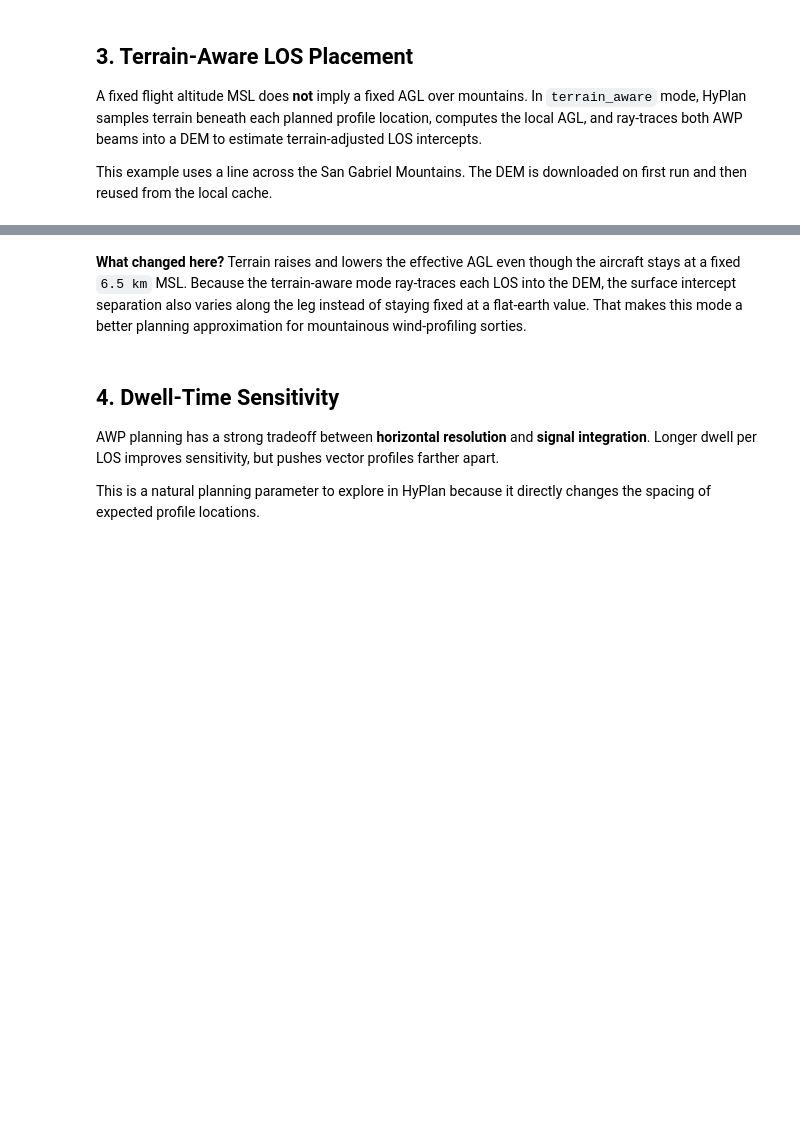
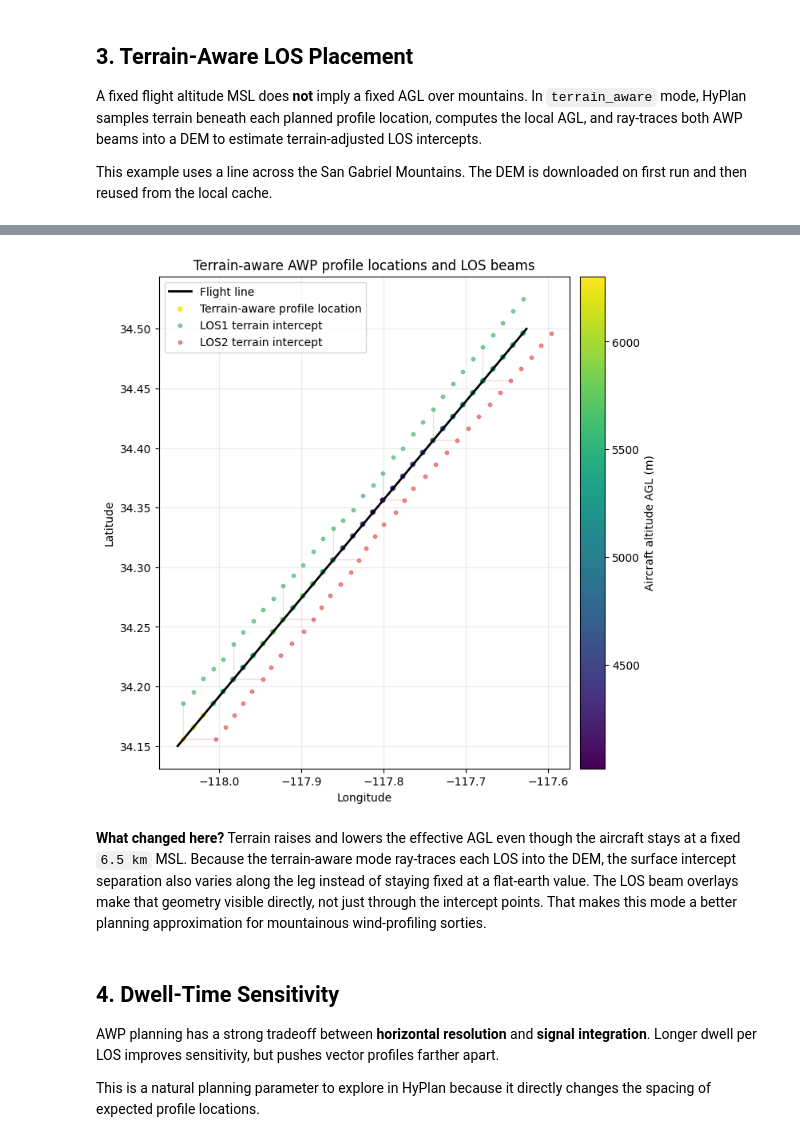
Before and after one commit to ryanpavlick/hyplan, a Jupyter notebook: notebooks/awp_planning.ipynb, the cells around one changed output, grey strips where cells are left out. Drawn from its saved outputs; the diff is of its cells as text; code cells hidden in the pictures; blank space fills up the shorter version.

```diff
--- a/notebooks/awp_planning.ipynb
+++ b/notebooks/awp_planning.ipynb
@@ -193,6 +255,8 @@ ax.plot(
     linewidth=2,
     label="Flight line",
 )
+
+plot_awp_los(ax, terrain_profiles, every=5, alpha=0.2, linewidth=0.85)
 
 sc = ax.scatter(
     terrain_profiles["platform_lon"],
@@ -203,36 +267,38 @@ sc = ax.scatter(
     edgecolor="white",
     linewidth=0.4,
     label="Terrain-aware profile location",
 )
 
 ax.scatter(
     terrain_profiles["los1_lon"],
     terrain_profiles["los1_lat"],
     s=10,
     alpha=0.5,
     color="#16a34a",
     label="LOS1 terrain intercept",
 )
 ax.scatter(
     terrain_profiles["los2_lon"],
     terrain_profiles["los2_lat"],
     s=10,
     alpha=0.5,
     color="#dc2626",
     label="LOS2 terrain intercept",
 )
 
 cbar = plt.colorbar(sc, ax=ax, pad=0.02)
 cbar.set_label("Aircraft altitude AGL (m)")
 
-ax.set_title("Terrain-aware AWP profile locations and LOS intercepts")
+ax.set_title("Terrain-aware AWP profile locations and LOS beams")
 ax.set_xlabel("Longitude")
 ax.set_ylabel("Latitude")
 ax.grid(alpha=0.25)
 ax.legend(loc="best")
 plt.show()
+# %% [output]
+[figure, added]
 # %% [markdown]
-**What changed here?** Terrain raises and lowers the effective AGL even though the aircraft stays at a fixed `6.5 km` MSL. Because the terrain-aware mode ray-traces each LOS into the DEM, the surface intercept separation also varies along the leg instead of staying fixed at a flat-earth value. That makes this mode a better planning approximation for mountainous wind-profiling sorties.
+**What changed here?** Terrain raises and lowers the effective AGL even though the aircraft stays at a fixed `6.5 km` MSL. Because the terrain-aware mode ray-traces each LOS into the DEM, the surface intercept separation also varies along the leg instead of staying fixed at a flat-earth value. The LOS beam overlays make that geometry visible directly, not just through the intercept points. That makes this mode a better planning approximation for mountainous wind-profiling sorties.
 # %% [markdown]
 ## 4. Dwell-Time Sensitivity
 
```
Also changed, not shown: parts of 18 cells of this notebook, 16 other files.
